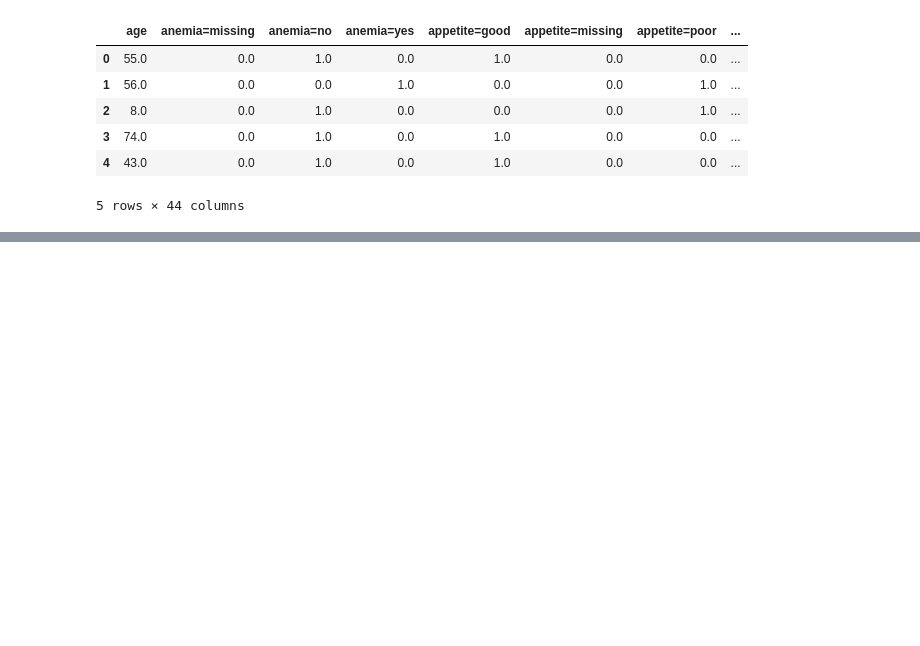
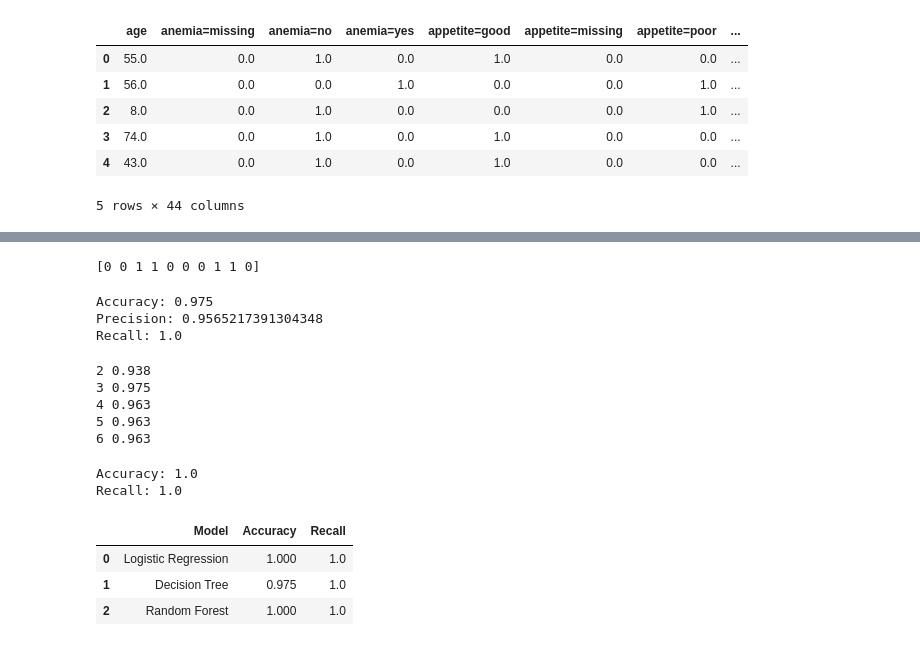
Before and after one commit to amnsyhrl1512/ml_course, a Jupyter notebook: midterm.ipynb, the cells around one changed output, grey strips where cells are left out. Drawn from its saved outputs; the diff is of its cells as text; code cells hidden in the pictures; blank space fills up the shorter version.

```diff
--- a/midterm.ipynb
+++ b/midterm.ipynb
@@ -415,0 +412,78 @@ Validation ROC-AUC: 1.0
+# %%
+tree_pred = tree_model.predict(x_val)
+
+print(tree_pred[:10])
+# %% [output]
+[0 0 1 1 0 0 0 1 1 0]
+# %%
+print("Accuracy:", accuracy_score(y_val, tree_pred))
+print("Precision:", precision_score(y_val, tree_pred))
+print("Recall:", recall_score(y_val, tree_pred))
+# %% [output]
+Accuracy: 0.975
+Precision: 0.9565217391304348
+Recall: 1.0
+# %%
+for depth in [2, 3, 4, 5, 6]:
+    tree = DecisionTreeClassifier(
+        max_depth=depth,
+        random_state=1
+    )
+
+    tree.fit(x_train, y_train)
+    y_pred_tree = tree.predict(x_val)
+
+    accuracy = accuracy_score(y_val, y_pred_tree)
+
+    print(depth, round(accuracy, 3))
+# %% [output]
+2 0.938
+3 0.975
+4 0.963
+5 0.963
+6 0.963
+# %%
+rf_model = RandomForestClassifier(
+    n_estimators=100,
+    max_depth=5,
+    random_state=1
+)
+
+rf_model.fit(x_train, y_train)
+
+rf_pred = rf_model.predict(x_val)
+
+print("Accuracy:", accuracy_score(y_val, rf_pred))
+print("Recall:", recall_score(y_val, rf_pred))
+# %% [output]
+Accuracy: 1.0
+Recall: 1.0
+# %%
+# Logistic Regression predictions
+lr_pred = model.predict(x_val)
+
+# Decision Tree predictions
+tree_pred = tree_model.predict(x_val)
+
+rf_pred = rf_model.predict(x_val)
+
+comparison = pd.DataFrame({
+    "Model": ["Logistic Regression", "Decision Tree", "Random Forest"],
+    "Accuracy": [
+        accuracy_score(y_val, lr_pred),
+        accuracy_score(y_val, tree_pred),
+        accuracy_score(y_val, rf_pred)
+    ],
+    "Recall": [
+        recall_score(y_val, lr_pred),
+        recall_score(y_val, tree_pred),
+        recall_score(y_val, rf_pred)
+    ]
+})
+
+display(comparison)
+# %% [output]
+|  | Model | Accuracy | Recall |
+| 0 | Logistic Regression | 1.000 | 1.0 |
+| 1 | Decision Tree | 0.975 | 1.0 |
+| 2 | Random Forest | 1.000 | 1.0 |
```
Also changed, not shown: parts of 11 cells of this notebook, 3 other files.
